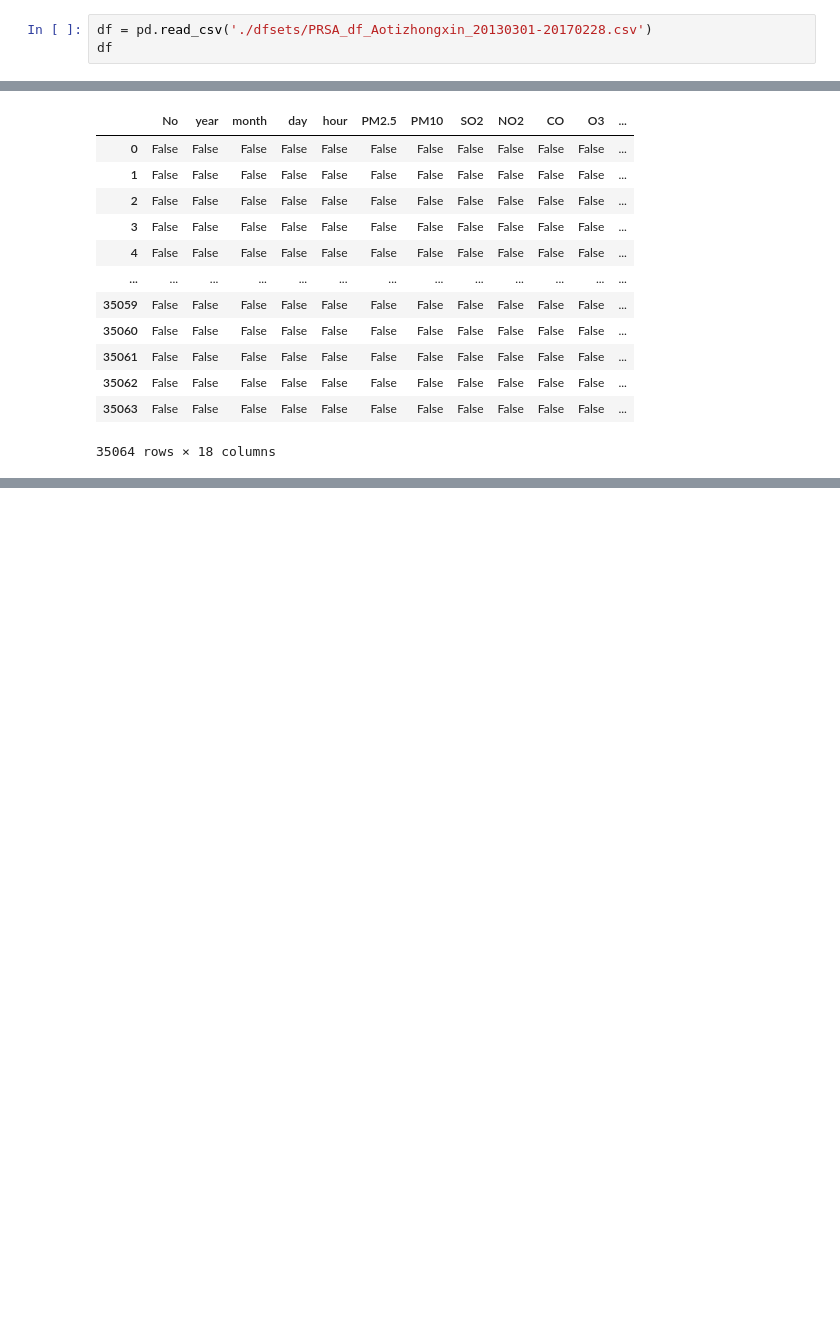
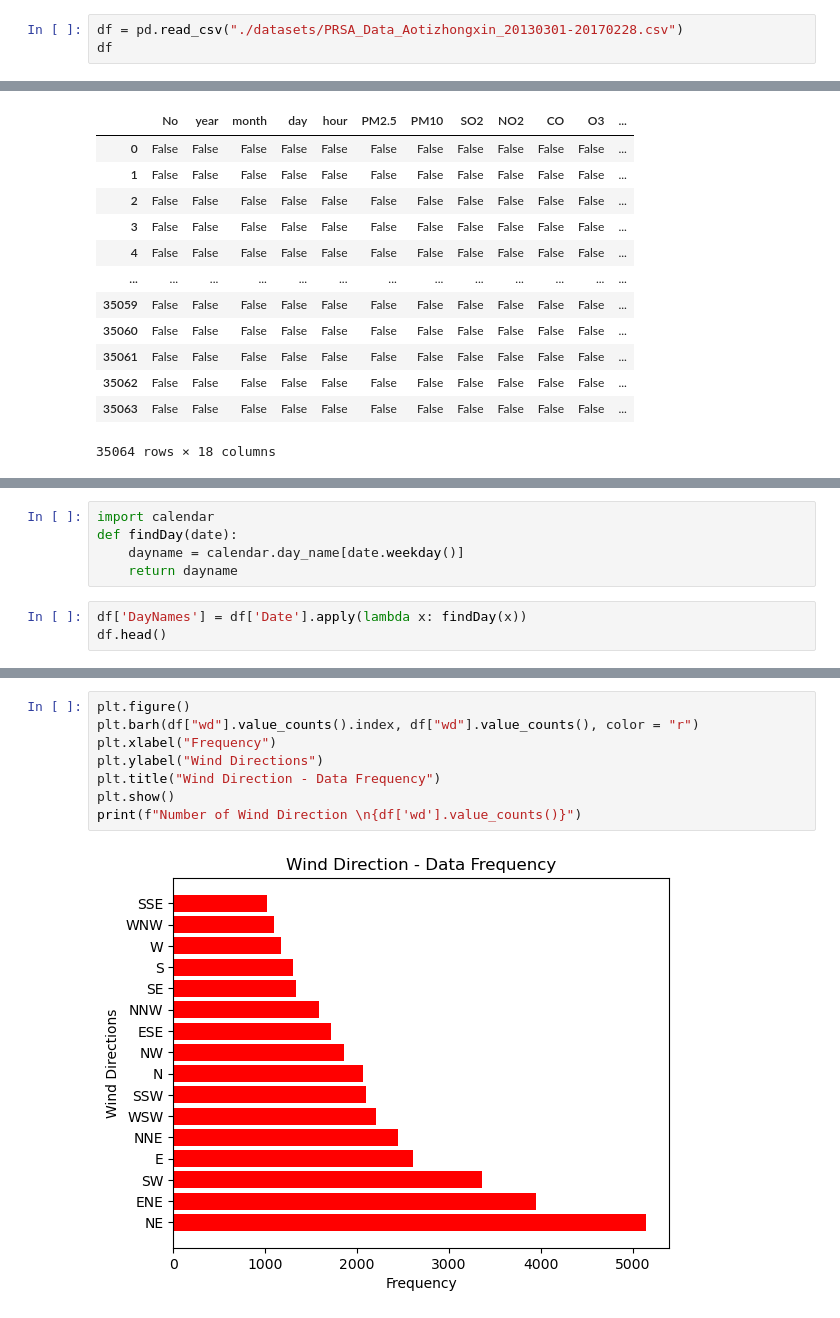
Before and after one commit to kavin-cmd/Air-Quality-forecasting, a Jupyter notebook: prediction_regression.ipynb, the cells around one changed output, grey strips where cells are left out. Drawn from its saved outputs; the diff is of its cells as text; blank space fills up the shorter version.

```diff
--- a/prediction_regression.ipynb
+++ b/prediction_regression.ipynb
@@ -7,7 +7,7 @@ from collections import Counter
 import glob
 import statistics
 # %%
-df = pd.read_csv('./dfsets/PRSA_df_Aotizhongxin_20130301-20170228.csv')
+df = pd.read_csv("./datasets/PRSA_Data_Aotizhongxin_20130301-20170228.csv")
 df
 # %% [output]
 |  | No | year | month | day | hour | PM2.5 | PM10 | SO2 | NO2 | CO | O3 | ... |
@@ -61,0 +62,8 @@ df
+# %%
+import calendar
+def findDay(date):
+    dayname = calendar.day_name[date.weekday()]
+    return dayname
+# %%
+df['DayNames'] = df['Date'].apply(lambda x: findDay(x))
+df.head()
@@ -61,0 +127,10 @@ df
+# %%
+plt.figure()
+plt.barh(df["wd"].value_counts().index, df["wd"].value_counts(), color = "r")
+plt.xlabel("Frequency")
+plt.ylabel("Wind Directions")
+plt.title("Wind Direction - Data Frequency")
+plt.show()
+print(f"Number of Wind Direction \n{df['wd'].value_counts()}")
+# %% [output]
+[figure, added]
```
Also changed, not shown: parts of 12 cells of this notebook.
